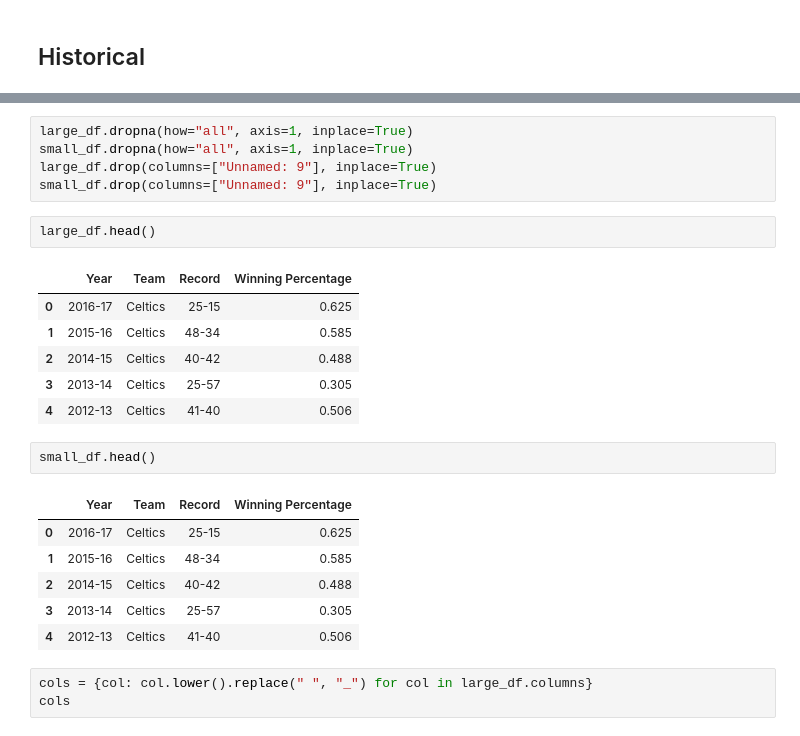
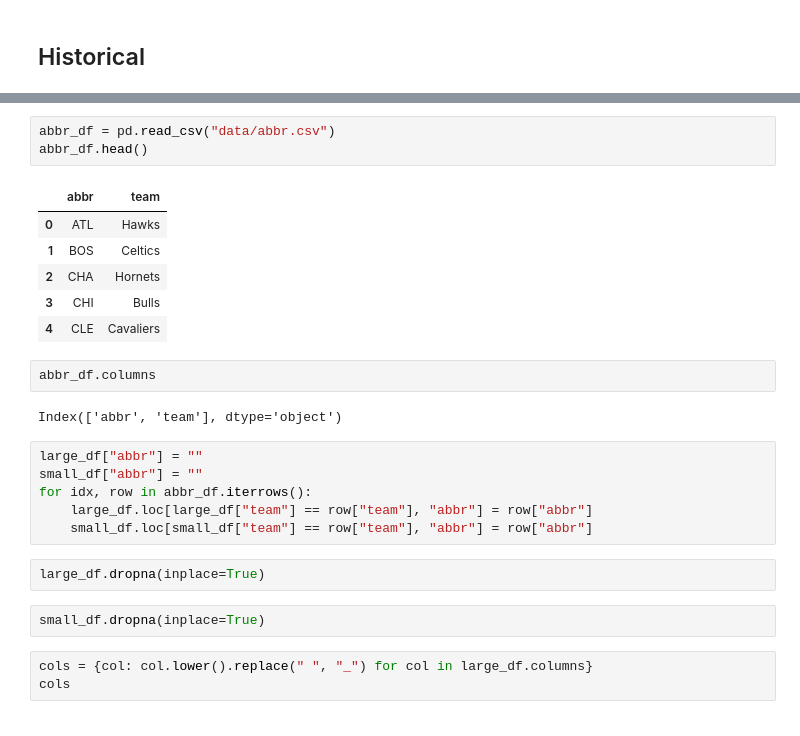
Before and after one commit to Action52/NBADataEngineering, a Jupyter notebook: Edit Headers.ipynb, the cells around one changed output, grey strips where cells are left out. Saved outputs shown, nothing was run; the diff lists cells and outputs as text.

```diff
--- a/Edit Headers.ipynb
+++ b/Edit Headers.ipynb
@@ -173,26 +171,27 @@ small_df.head()
 # %%
-large_df.dropna(how="all", axis=1, inplace=True)
-small_df.dropna(how="all", axis=1, inplace=True)
-large_df.drop(columns=["Unnamed: 9"], inplace=True)
-small_df.drop(columns=["Unnamed: 9"], inplace=True)
+abbr_df = pd.read_csv("data/abbr.csv")
+abbr_df.head()
+# %% [output]
+|  | abbr | team |
+| 0 | ATL | Hawks |
+| 1 | BOS | Celtics |
+| 2 | CHA | Hornets |
+| 3 | CHI | Bulls |
+| 4 | CLE | Cavaliers |
+# %%
+abbr_df.columns
+# %% [output]
+Index(['abbr', 'team'], dtype='object')
 # %%
-large_df.head()
+large_df["abbr"] = ""
+small_df["abbr"] = ""
+for idx, row in abbr_df.iterrows():
+    large_df.loc[large_df["team"] == row["team"], "abbr"] = row["abbr"]
+    small_df.loc[small_df["team"] == row["team"], "abbr"] = row["abbr"]
-# %% [output]
-|  | Year | Team | Record | Winning Percentage |
-| 0 | 2016-17 | Celtics | 25-15 | 0.625 |
-| 1 | 2015-16 | Celtics | 48-34 | 0.585 |
-| 2 | 2014-15 | Celtics | 40-42 | 0.488 |
-| 3 | 2013-14 | Celtics | 25-57 | 0.305 |
-| 4 | 2012-13 | Celtics | 41-40 | 0.506 |
+# %%
+large_df.dropna(inplace=True)
 # %%
-small_df.head()
+small_df.dropna(inplace=True)
-# %% [output]
-|  | Year | Team | Record | Winning Percentage |
-| 0 | 2016-17 | Celtics | 25-15 | 0.625 |
-| 1 | 2015-16 | Celtics | 48-34 | 0.585 |
-| 2 | 2014-15 | Celtics | 40-42 | 0.488 |
-| 3 | 2013-14 | Celtics | 25-57 | 0.305 |
-| 4 | 2012-13 | Celtics | 41-40 | 0.506 |
 # %%
 cols = {col: col.lower().replace(" ", "_") for col in large_df.columns}
 cols
```
Also changed, not shown: parts of 3 cells of this notebook, 13 other files.
